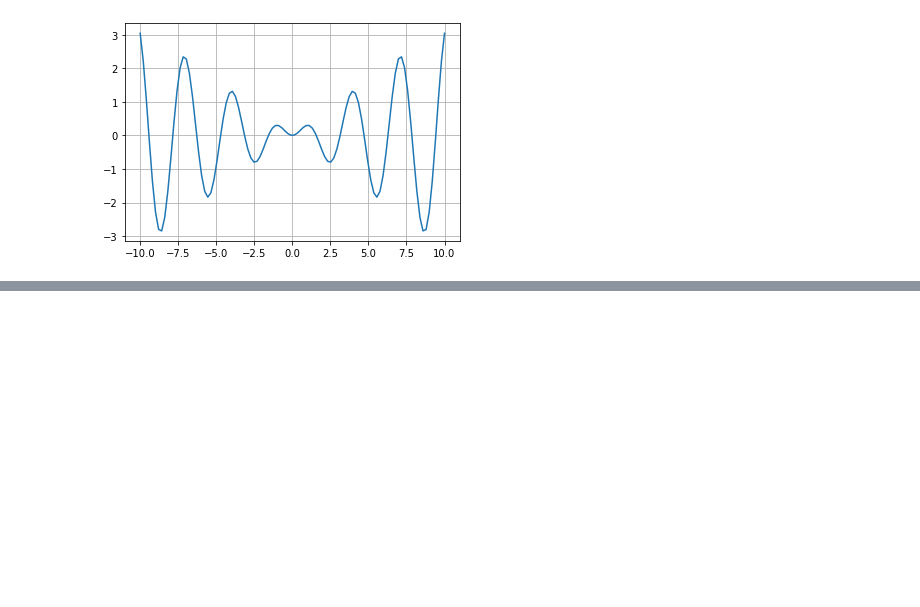
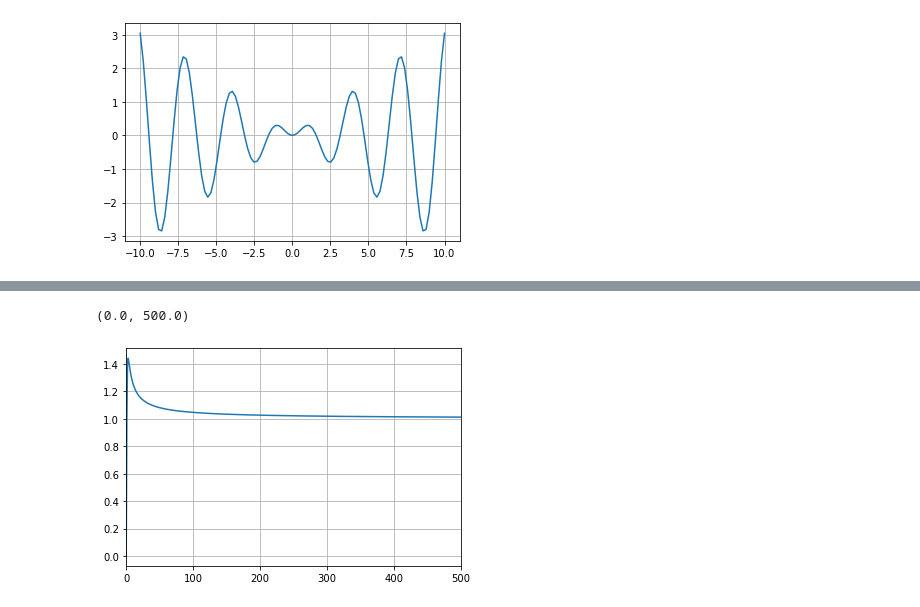
Before and after one commit to alex-kalinichenko/misc, a Jupyter notebook: notebooks/graph.ipynb, the cells around one changed output, grey strips where cells are left out. Drawn from its saved outputs; the diff is of its cells as text; code cells hidden in the pictures; blank space fills up the shorter version.

```diff
--- a/notebooks/graph.ipynb
+++ b/notebooks/graph.ipynb
@@ -64,0 +99,14 @@ plt.grid(True)
+# %%
+import numpy as np
+import matplotlib.pyplot as plt
+from pylab import *
+%matplotlib inline
+
+x = np.linspace(0, 1000, 1000)
+plt.plot(x, x**(1/x))
+plt.grid(True)
+#ylim(-1, 1)
+xlim(0,500)
+# %% [output]
+(0.0, 500.0)
+[figure, added]
```
Also changed, not shown: parts of 2 cells of this notebook, 3 other files.
